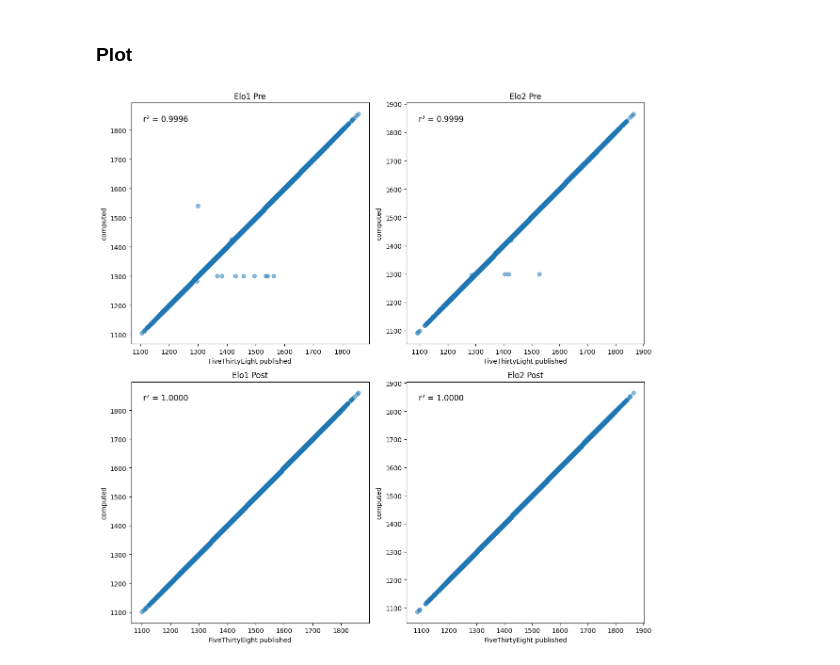
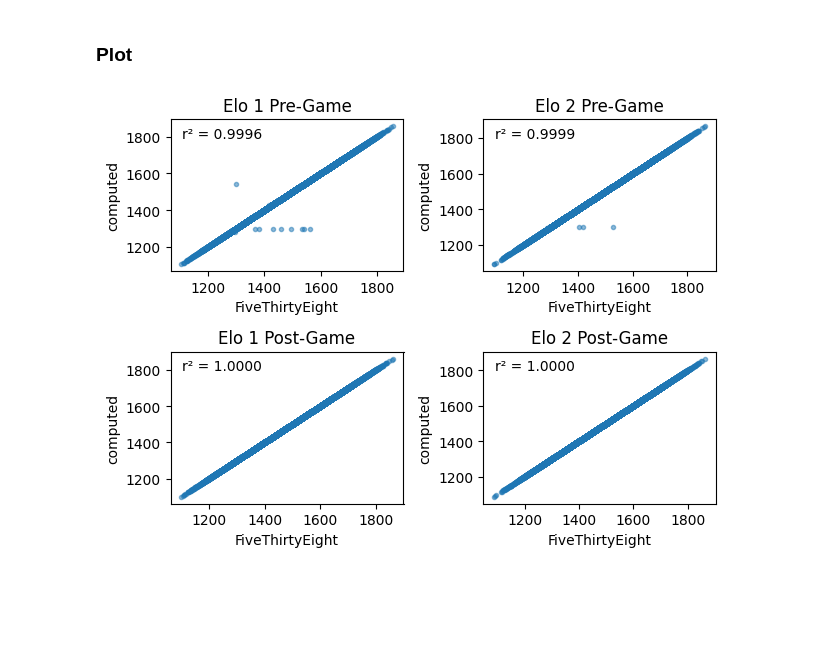
Before and after one commit to gtabot/nba-elo, a Jupyter notebook: compute/validate.ipynb, the cells around one changed output. Drawn from its saved outputs; the diff is of its cells as text; code cells hidden in the pictures; blank space fills up the shorter version.

Commit message:
Updated validation notebook

```diff
--- a/compute/validate.ipynb
+++ b/compute/validate.ipynb
@@ -125,7 +125,7 @@ def new_season(season):
             continue  # first season, do not regress rating to the mean
         ratings[franchise] = 0.75 * ratings[franchise] + 0.25 * 1505
 
-def compute_valid_elos():
+def compute_validation_elos():
     season = [-1]  # Use a list to hold the season value so it can be modified
     def compute_row(row):
         if season[0] != row["season"]:
@@ -145,7 +145,7 @@ def compute_valid_elos():
 # %% [markdown]
 ### Compute
 # %%
-df = df.apply(compute_valid_elos(), axis=1)
+df = df.apply(compute_validation_elos(), axis=1)
 # %% [markdown]
 ### Plot
 # %%
@@ -154,8 +153,8 @@ import matplotlib.pyplot as plt
 from scipy.stats import linregress
 # %%
 def plot_with_r2(ax, x, y, title):
-    ax.scatter(df[x], df[y], alpha=0.5)
-    ax.set_xlabel("FiveThirtyEight published")
+    ax.scatter(df[x], df[y], marker=".", alpha=0.5)
+    ax.set_xlabel("FiveThirtyEight")
     ax.set_ylabel("computed")
     ax.set_title(title)
     _, _, r, _, _ = linregress(df[x], df[y])
@@ -164,16 +163,15 @@ def plot_with_r2(ax, x, y, title):
         0.95,
         f"r² = {r**2:.4f}",
         transform=ax.transAxes,
-        fontsize=12,
         verticalalignment="top",
     )
 # %%
-fig, axs = plt.subplots(2, 2, figsize=(12, 12))
-plot_with_r2(axs[0, 0], "elo1_pre", "valid_elo1_pre", "Elo1 Pre")
-plot_with_r2(axs[0, 1], "elo2_pre", "valid_elo2_pre", "Elo2 Pre")
-plot_with_r2(axs[1, 0], "elo1_post", "valid_elo1_post", "Elo1 Post")
-plot_with_r2(axs[1, 1], "elo2_post", "valid_elo2_post", "Elo2 Post")
+fig, axs = plt.subplots(2, 2)
+plot_with_r2(axs[0, 0], "elo1_pre", "valid_elo1_pre", "Elo 1 Pre-Game")
+plot_with_r2(axs[0, 1], "elo2_pre", "valid_elo2_pre", "Elo 2 Pre-Game")
+plot_with_r2(axs[1, 0], "elo1_post", "valid_elo1_post", "Elo 1 Post-Game")
+plot_with_r2(axs[1, 1], "elo2_post", "valid_elo2_post", "Elo 2 Post-Game")
 plt.tight_layout()
 plt.show()
 # %% [output]
-[figure, old version]
+[figure, new version]
```
Also changed, not shown: parts of 5 cells of this notebook, 1 other file.
